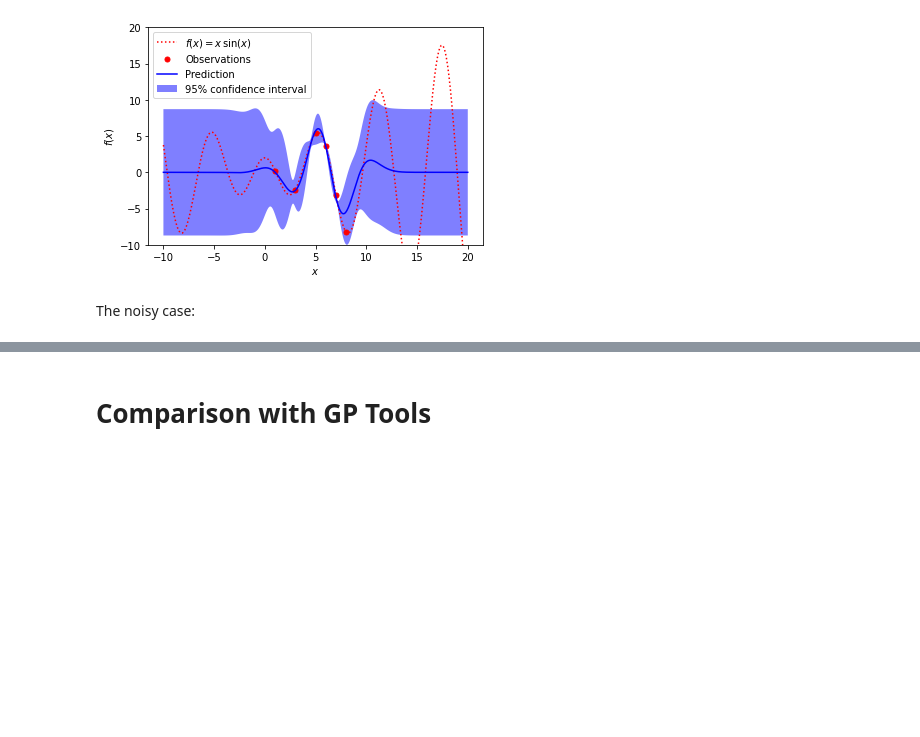
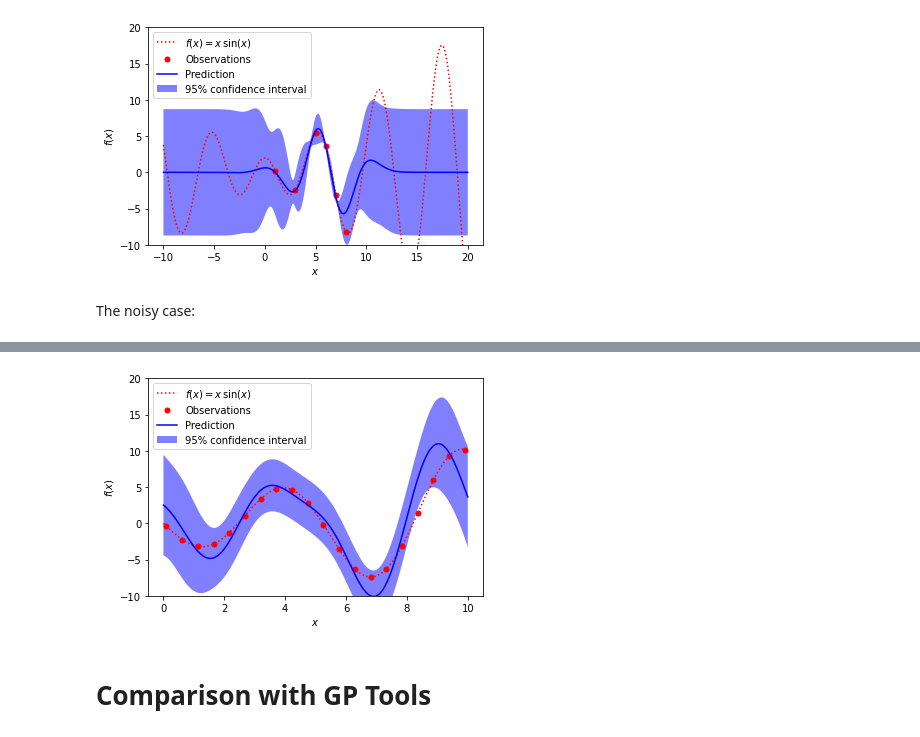
Before and after one commit to MABilton/surrojax_gp, a Jupyter notebook: gp_oed_surrogate/examples/sklearn_example.ipynb, the cells around one changed output, grey strips where cells are left out. Saved outputs shown, nothing was run; the diff lists cells and outputs as text; code cells hidden in the pictures; blank space fills up the shorter version.

```diff
--- a/gp_oed_surrogate/examples/sklearn_example.ipynb
+++ b/gp_oed_surrogate/examples/sklearn_example.ipynb
@@ -131,18 +136,20 @@ plot_gp(x_pred, y_pred, f, x_train, y_train)
 # %%
-grad_order = 1
+grad_order = 3
 
 # Get correct solution:
 grad_f = f
 for _ in range(grad_order):
     grad_f = jax.jacfwd(grad_f)
 grad_f = jax.vmap(grad_f, in_axes=0)
 y_true = grad_f(x_train).squeeze()
 
 # Use GP:
 grad = ({'idx': [0], 'order':grad_order}, )
 y_pred = surrogate.predict(x_pred, grad=grad)
 
 plot_gp(x_pred, y_pred, grad_f, x_train, y_true)
+# %% [output]
+[figure, added]
 # %% [markdown]
 # Comparison with GP Tools
 # %%
```
Also changed, not shown: parts of 5 cells of this notebook, 3 other files.
